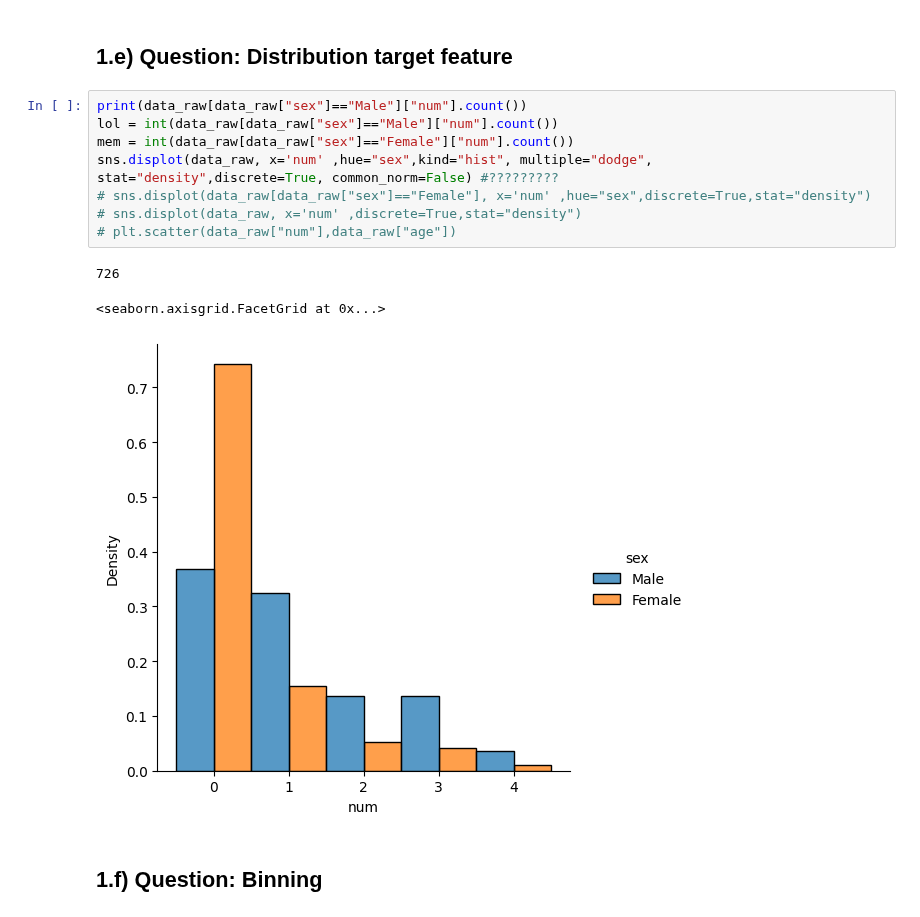
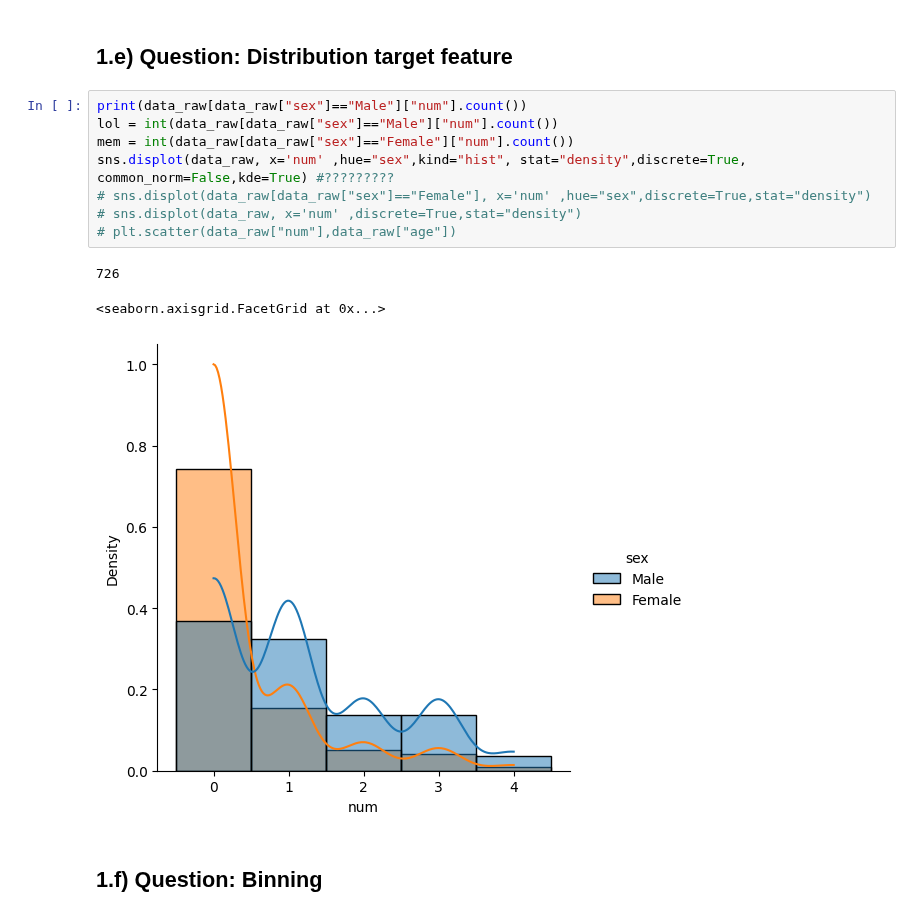
Before and after one commit to dxvidnrt/DataScience, a Jupyter notebook: assign1/01_exploration_preprocessing.ipynb, the cells around one changed output. Saved outputs shown, nothing was run; the diff lists cells and outputs as text.

```diff
--- a/assign1/01_exploration_preprocessing.ipynb
+++ b/assign1/01_exploration_preprocessing.ipynb
@@ -103,15 +103,15 @@ category 4 conditions are even considered outliers concidering gd (see boxplot)
 # %%
 print(data_raw[data_raw["sex"]=="Male"]["num"].count())
 lol = int(data_raw[data_raw["sex"]=="Male"]["num"].count())
 mem = int(data_raw[data_raw["sex"]=="Female"]["num"].count())
-sns.displot(data_raw, x='num' ,hue="sex",kind="hist", multiple="dodge", stat="density",discrete=True, common_norm=False) #?????????
+sns.displot(data_raw, x='num' ,hue="sex",kind="hist", stat="density",discrete=True, common_norm=False,kde=True) #?????????
 # sns.displot(data_raw[data_raw["sex"]=="Female"], x='num' ,hue="sex",discrete=True,stat="density")
 # sns.displot(data_raw, x='num' ,discrete=True,stat="density")
 # plt.scatter(data_raw["num"],data_raw["age"])
 # %% [output]
 726
 <seaborn.axisgrid.FacetGrid at 0x...>
-[figure, old version]
+[figure, new version]
 # %% [markdown]
 ## 1.f) Question: Binning
 # %%
```
Also changed, not shown: parts of 1 cell of this notebook, 3 other files.
